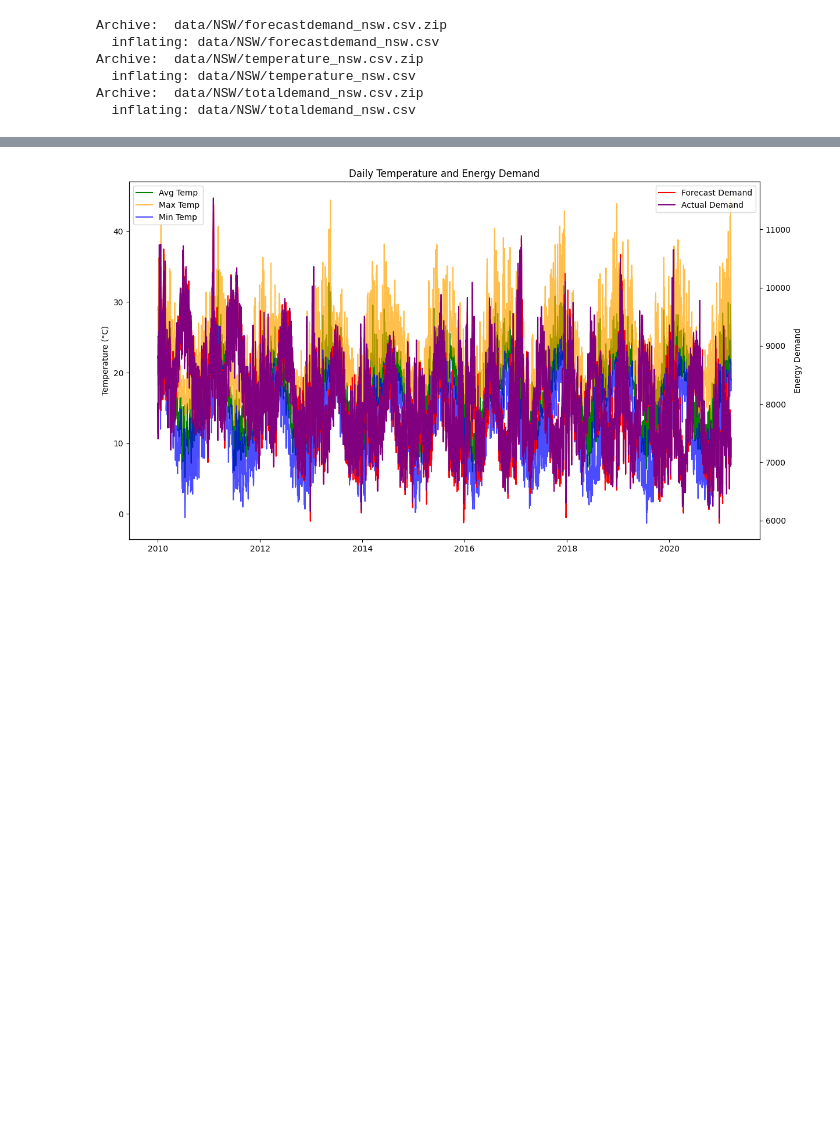
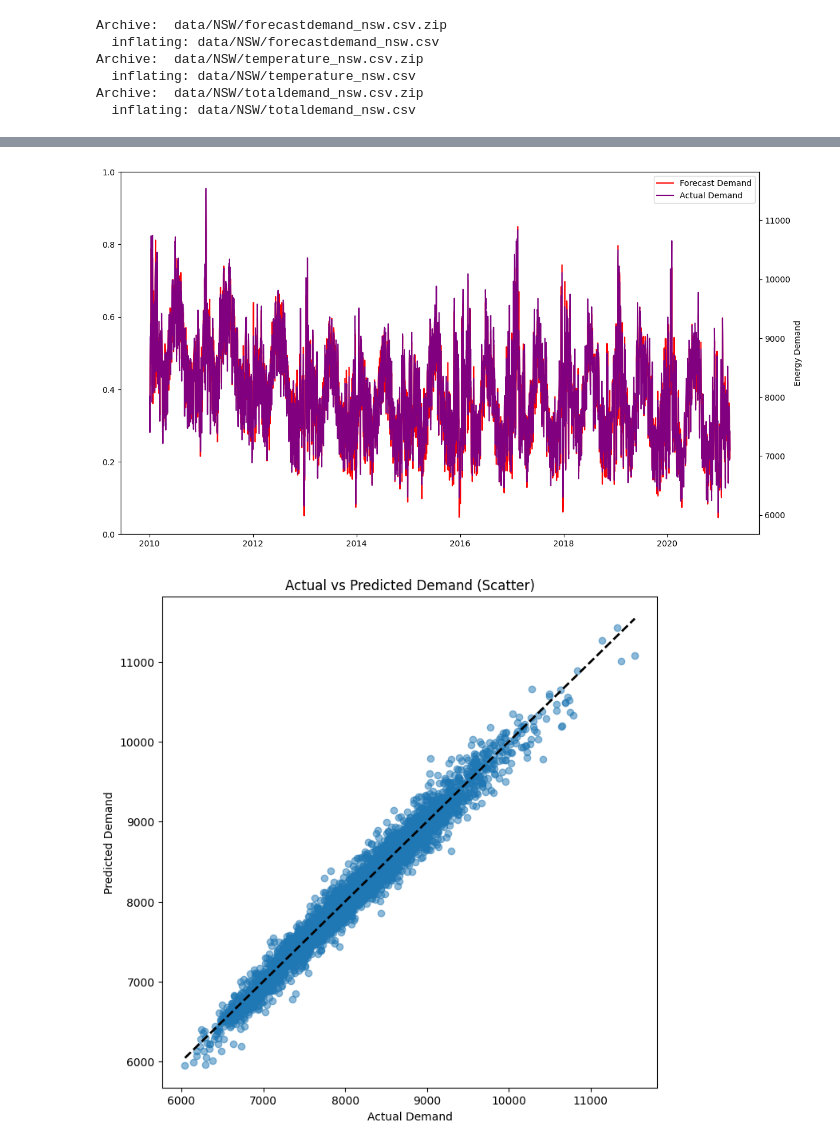
Before and after one commit to t-frank-unsw/zzsc9020-teamc, a Jupyter notebook: LiamXGBoost.ipynb, the cells around one changed output, grey strips where cells are left out. Drawn from its saved outputs; the diff is of its cells as text; code cells hidden in the pictures; blank space fills up the shorter version.

```diff
--- a/LiamXGBoost.ipynb
+++ b/LiamXGBoost.ipynb
@@ -78,9 +107,0 @@ print(df_merged.head())
-# %%
-# Resample by day and calculate min, max, and mean for TEMPERATURE
-df_daily = df_merged.set_index('DATETIME').resample('D').agg({
-    'TEMPERATURE': ['min', 'max', 'mean'],
-    'FORECASTDEMAND': 'mean',
-    'TOTALDEMAND': 'mean'
-}).reset_index().set_index('DATETIME')
-
-print(df_daily.head())
@@ -96,23 +164,24 @@ DATETIME
 # %%
+import matplotlib.pyplot as plt
+
 plt.figure(figsize=(14, 8))
 ax1 = plt.gca()
-
-# Plot temperature stats on left y-axis
-ax1.plot(df_daily.index, df_daily['TEMPERATURE']['mean'], label='Avg Temp', color='green')
-ax1.plot(df_daily.index, df_daily['TEMPERATURE']['max'], label='Max Temp', color='orange', alpha=0.7)
-ax1.plot(df_daily.index, df_daily['TEMPERATURE']['min'], label='Min Temp', color='blue', alpha=0.7)
-ax1.set_ylabel('Temperature (°C)')
-ax1.legend(loc='upper left')
 
 # Create right y-axis for demand
 ax2 = ax1.twinx()
 ax2.plot(df_daily.index, df_daily['FORECASTDEMAND']['mean'], label='Forecast Demand', color='red')
 ax2.plot(df_daily.index, df_daily['TOTALDEMAND']['mean'], label='Actual Demand', color='purple')
 ax2.set_ylabel('Energy Demand')
 ax2.legend(loc='upper right')
 
-plt.title('Daily Temperature and Energy Demand')
-plt.xlabel('Date')
+# Scatter plot of actual vs predicted
+plt.figure(figsize=(8, 8))
+plt.scatter(df_daily['TOTALDEMAND']['mean'], df_daily['FORECASTDEMAND']['mean'], alpha=0.5)
+plt.plot([df_daily['TOTALDEMAND']['mean'].min(), df_daily['TOTALDEMAND']['mean'].max()], [df_daily['TOTALDEMAND']['mean'].min(), df_daily['TOTALDEMAND']['mean'].max()], 'k--', lw=2)
+plt.xlabel('Actual Demand')
+plt.ylabel('Predicted Demand')
+plt.title('Actual vs Predicted Demand (Scatter)')
 plt.show()
 # %% [output]
-[figure, old version]
+[figure, new version]
+[figure, added]
```
Also changed, not shown: parts of 13 cells of this notebook, 3 other files.
